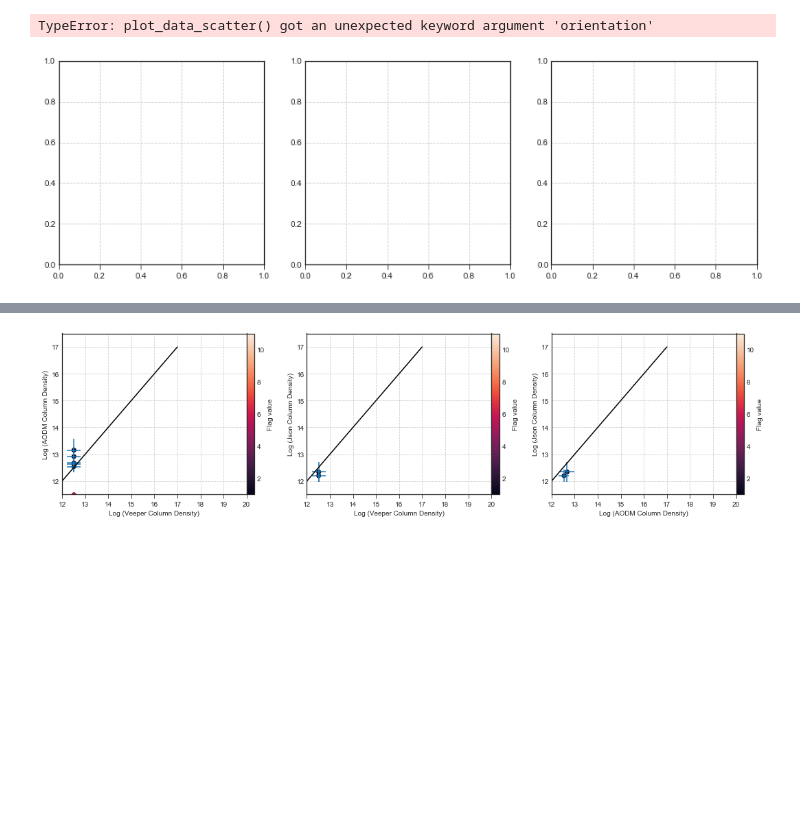
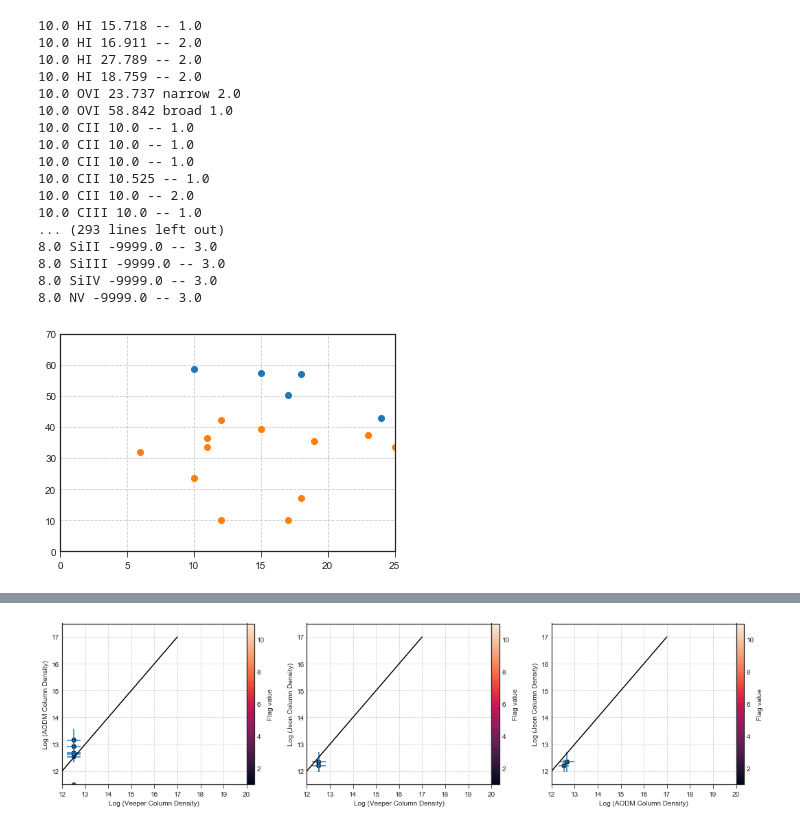
Before and after one commit to ibutsky/synthetic_spectra, a Jupyter notebook: scripts/plotting/debug_plots.ipynb, the cells around one changed output, grey strips where cells are left out. Saved outputs shown, nothing was run; the diff lists cells and outputs as text; code cells hidden in the pictures; blank space fills up the shorter version.

Commit message:
fixing data combination method

```diff
--- a/scripts/plotting/debug_plots.ipynb
+++ b/scripts/plotting/debug_plots.ipynb
@@ -16,47 +16,37 @@ sns.set_style("ticks",{'axes.grid': True, "ytick.major.size": 0.1,
                 "ytick.minor.size": 0.05,
                 'grid.linestyle': '--'
             })
-# %%
-fig, ax = plt.subplots(ncols = 3, nrows = 1, figsize = (15, 4.5), sharey = False)
-orientation = 'edge_theta0'
-model       = 'stream'
-xfield = 'impact'
-yfield = 'col'
-set_ylim = True
-ion = 'CIII'
-#ax[1].set_ylim(5e11, 1e16)
-pt.plot_data_scatter(ion, ax = ax[0], xfield = xfield, yfield = yfield, color = 'gray', orientation = orientation, model = model, \
-                     label = 'Unfiltered', marker_size = 100, use_filtered = False, set_ylim = set_ylim)
-pt.plot_data_scatter(ion, ax = ax[0], xfield = xfield, yfield= yfield, color = 'orange', orientation = orientation, model = model, \
-                     label = 'Filtered', marker_size = 100, set_ylim = set_ylim)
-
-yfield = 'vel'
-pt.plot_data_scatter(ion, ax = ax[1], xfield = xfield, yfield = yfield, color = 'gray', orientation = orientation, model = model, \
-                     label = 'Unfiltered', marker_size = 100, use_filtered = False, set_ylim = set_ylim)
-pt.plot_data_scatter(ion, ax = ax[1], xfield = xfield, yfield= yfield, color = 'orange', orientation = orientation, model = model, \
-                     label = 'Filtered', marker_size = 100, set_ylim = set_ylim)
-
-yfield = 'bval'
-pt.plot_data_scatter(ion, ax = ax[2], xfield = xfield, yfield = yfield, color = 'gray', orientation = orientation, model = model, \
-                     label = 'Unfiltered', marker_size = 100, use_filtered = False, set_ylim = set_ylim)
-pt.plot_data_scatter(ion, ax = ax[2], xfield = xfield, yfield= yfield, color = 'orange', orientation = orientation, model = model, \
-                     label = 'Filtered', marker_size = 100, set_ylim = set_ylim)
-
-
-
-
-impact, col_aodm, col_aodm_err, col_json, col_json_err, flag = \
-    pt.load_data(['impact', 'col_aodm', 'col_aodm_err', 'col_json', 'col_json_err', 'flag_aodm'], \
-                 model = model, orientation = orientation, ion = ion, use_filtered = False)
-
-test, testerr = pt.load_data(['col', 'colerr'], model = model, orientation = orientation, ion = ion)
-print(testerr, flag)
-print(col_aodm_err)
-#ax[0][1].scatter(impact, 10**col_aodm)
-#ax[0][1].scatter(impact, 10**col_json)
-# %% [output]
-TypeError: plot_data_scatter() got an unexpected keyword argument 'orientation'
-[figure, removed]
+# %%
+ion, bval, col, ovi_label, ray_id, flag = pt.load_data(['ion', 'bval', 'col', \
+                                'label', 'ray_id', 'flag'])
+mask = ovi_label == 'broad'
+plt.scatter(ray_id[mask], bval[mask])
+mask = ovi_label == 'narrow'
+plt.scatter(ray_id[mask], bval[mask])
+plt.xlim(0, 25)
+plt.ylim(0, 70)
+
+for i in range(len(ray_id)):
+    print(ray_id[i], ion[i], bval[i], ovi_label[i], flag[i])
+# %% [output]
+10.0 HI 15.718 -- 1.0
+10.0 HI 16.911 -- 2.0
+10.0 HI 27.789 -- 2.0
+10.0 HI 18.759 -- 2.0
+10.0 OVI 23.737 narrow 2.0
+10.0 OVI 58.842 broad 1.0
+10.0 CII 10.0 -- 1.0
+10.0 CII 10.0 -- 1.0
+10.0 CII 10.0 -- 1.0
+10.0 CII 10.525 -- 1.0
+10.0 CII 10.0 -- 2.0
+10.0 CIII 10.0 -- 1.0
+... (293 lines left out)
+8.0 SiII -9999.0 -- 3.0
+8.0 SiIII -9999.0 -- 3.0
+8.0 SiIV -9999.0 -- 3.0
+8.0 NV -9999.0 -- 3.0
+[figure, added]
 # %%
 restwave, col, col_aodm, col_json, flag = pt.load_data(['restwave', 'col_veeper', 'col_aodm', 'col_json', 'flag'], use_filtered = False)
 ion, model, impact = pt.load_data(['ion','model',  'impact'], use_filtered = False)
```
Also changed, not shown: parts of 1 cell of this notebook, 5 other files.
